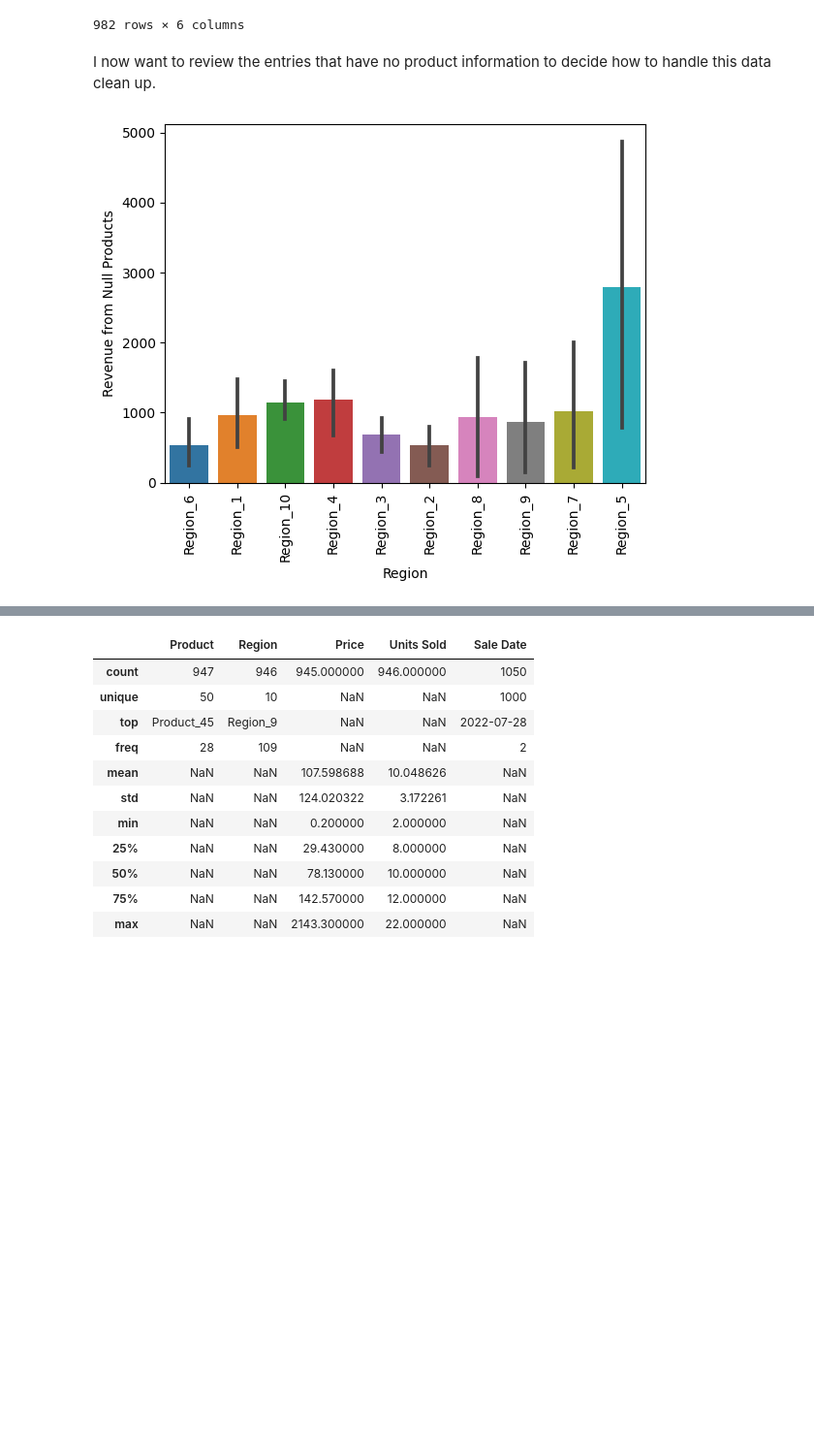
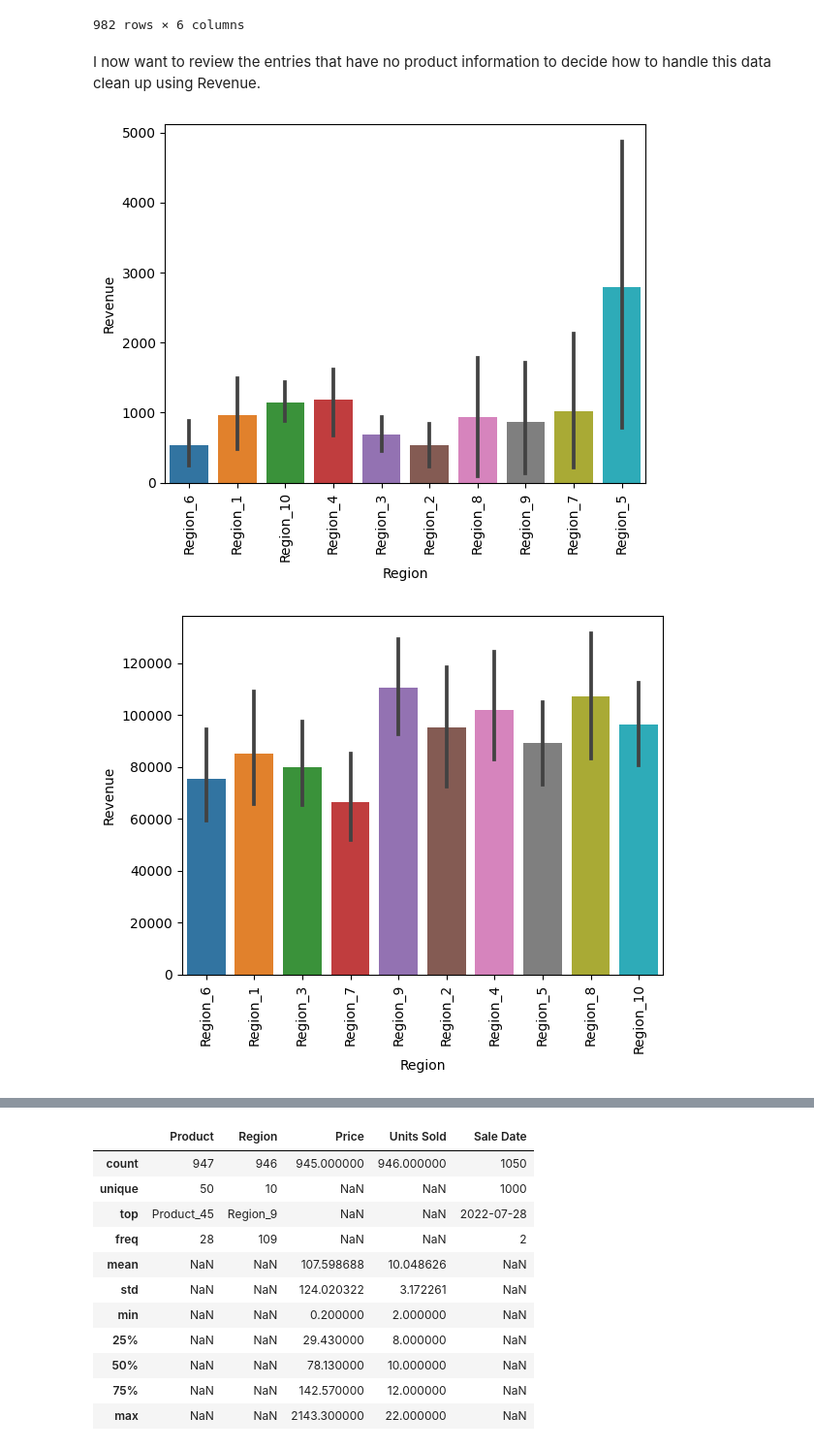
Before and after one commit to mredshaw/schulich_data_science, a Jupyter notebook: Data_Science_A1.ipynb, the cells around one changed output, grey strips where cells are left out. Shown at 97% size. Saved outputs shown, nothing was run; the diff lists cells and outputs as text; code cells hidden in the pictures; blank space fills up the shorter version.

```diff
--- a/Data_Science_A1.ipynb
+++ b/Data_Science_A1.ipynb
@@ -684,14 +556,19 @@ df_clean
 | 999 | Product_35 | Region_8 | 56.95 | 6 | 2024-09-26 | 341.70 |
 982 rows × 6 columns
 # %% [markdown]
-I now want to review the entries that have no product information to decide how to handle this data clean up.
+I now want to review the entries that have no product information to decide how to handle this data clean up using Revenue.
 # %%
 product_is_null = df_clean[df_clean['Product'].isnull()]
 # %%
 sns.barplot(data=product_is_null, x='Region', y='Revenue')
 plt.xticks(rotation=90)
-plt.ylabel('Revenue from Null Products')
 plt.show()
 # %% [output]
-[figure, old version]
+[figure, new version]
+# %%
+sns.barplot(data=df_clean, x='Region', y='Revenue', estimator=sum)
+plt.xticks(rotation=90)
+plt.show()
+# %% [output]
+[figure, added]
 # %% [markdown]
```
Also changed, not shown: parts of 112 cells of this notebook.
